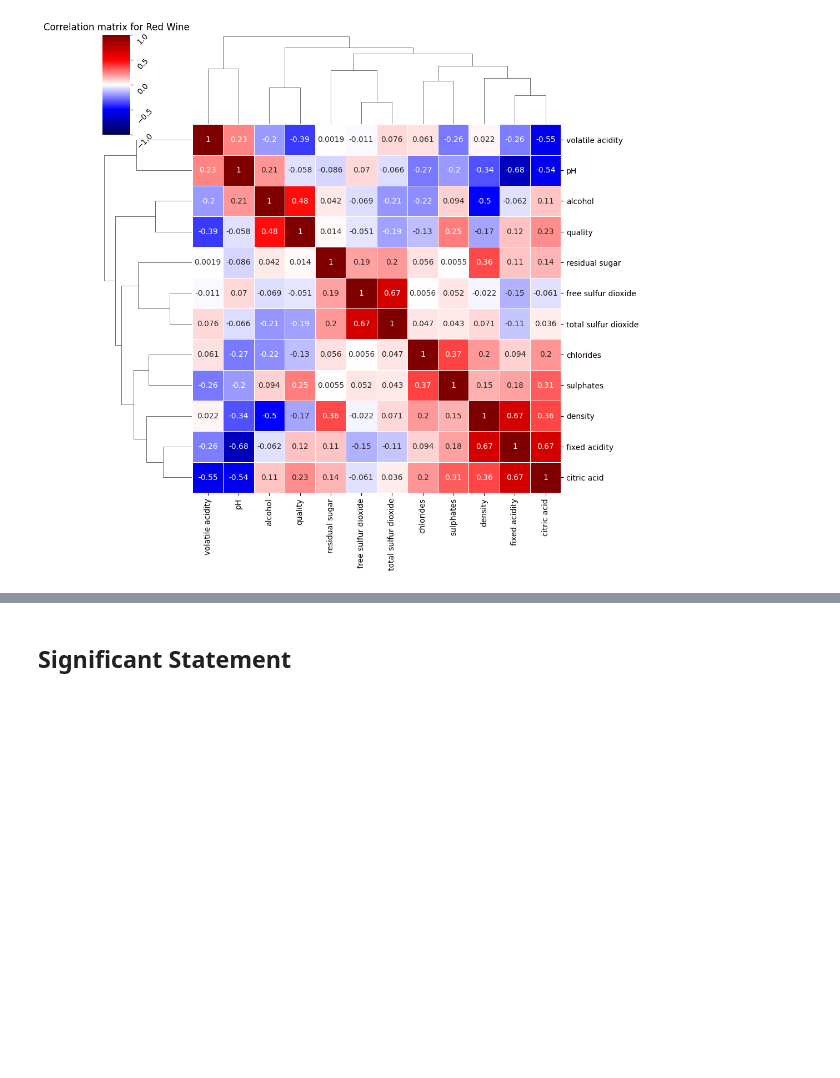
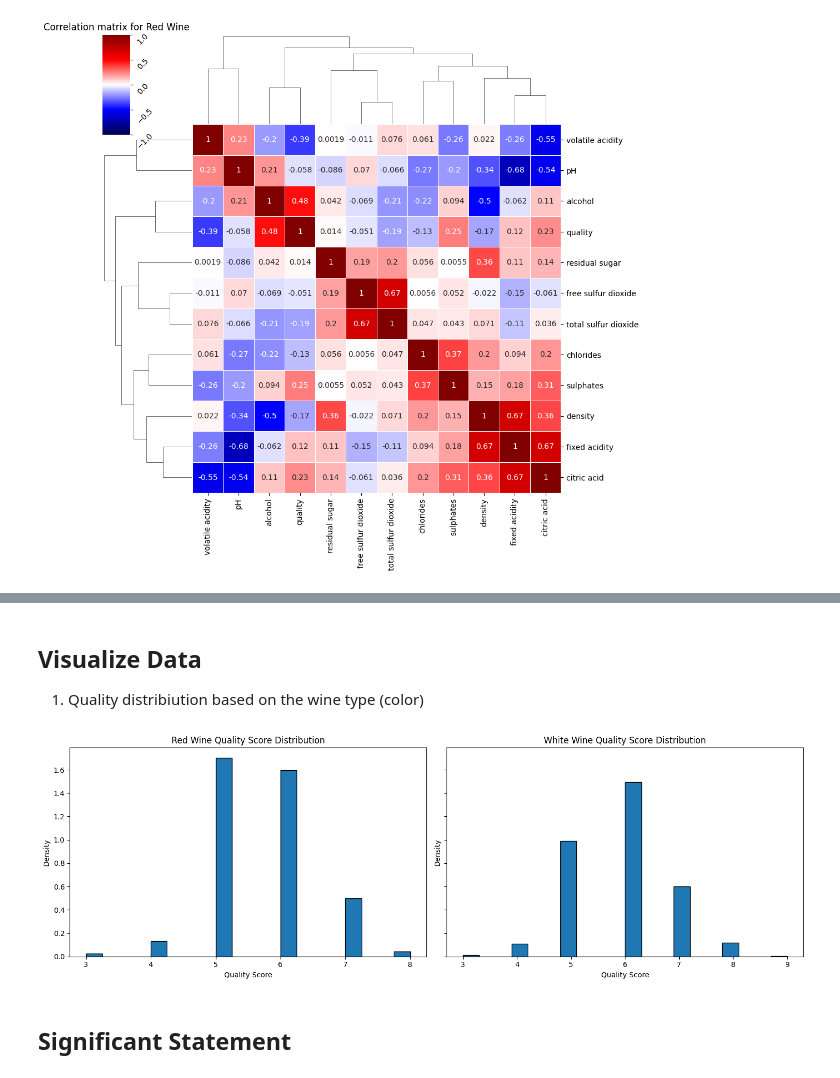
Before and after one commit to ZofiaSamsel/Wine_quality, a Jupyter notebook: main.ipynb, the cells around one changed output, grey strips where cells are left out. Saved outputs shown, nothing was run; the diff lists cells and outputs as text; code cells hidden in the pictures; blank space fills up the shorter version.

```diff
--- a/main.ipynb
+++ b/main.ipynb
@@ -519,3 +559,33 @@ create_clustermap(df_red_wine)
+# %% [markdown]
+## Visualize Data
+
+1) Quality distribiution based on the wine type (color)
+# %%
+def visualize_quality_histogram(datasets):
+    num_datasets = len(datasets)
+
+    # Create subplots
+    fig, axes = plt.subplots(1, num_datasets, figsize=(15, 5), sharey=True)
+
+    for i, (df, name) in enumerate(datasets):
+        quality_column = df['quality']
+        axes[i].hist(quality_column, bins=20, edgecolor='black', density = True)
+        axes[i].set_xlabel('Quality Score')
+        axes[i].set_ylabel('Density')
+        axes[i].set_title(f'{name} Quality Score Distribution')
+
+    plt.tight_layout()
+    plt.show()
+
+# Example usage with two datasets (red wine and white wine)
+datasets = [
+    (df_red_wine, 'Red Wine'),
+    (df_white_wine, 'White Wine')
+]
+
+visualize_quality_histogram(datasets)
+# %% [output]
+[figure, added]
 # %% [markdown]
 ## Significant Statement
 # %% [markdown]
```
Also changed, not shown: parts of 4 cells of this notebook, 2 other files.
